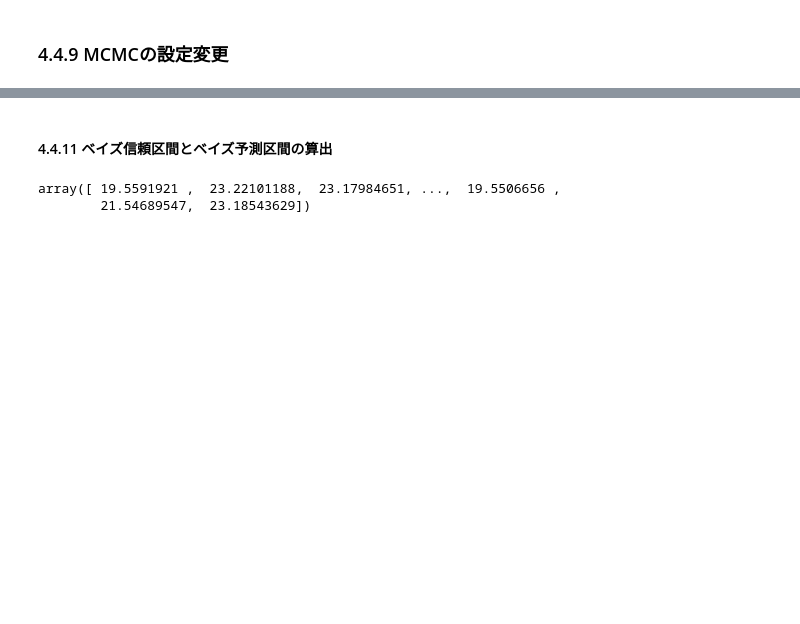
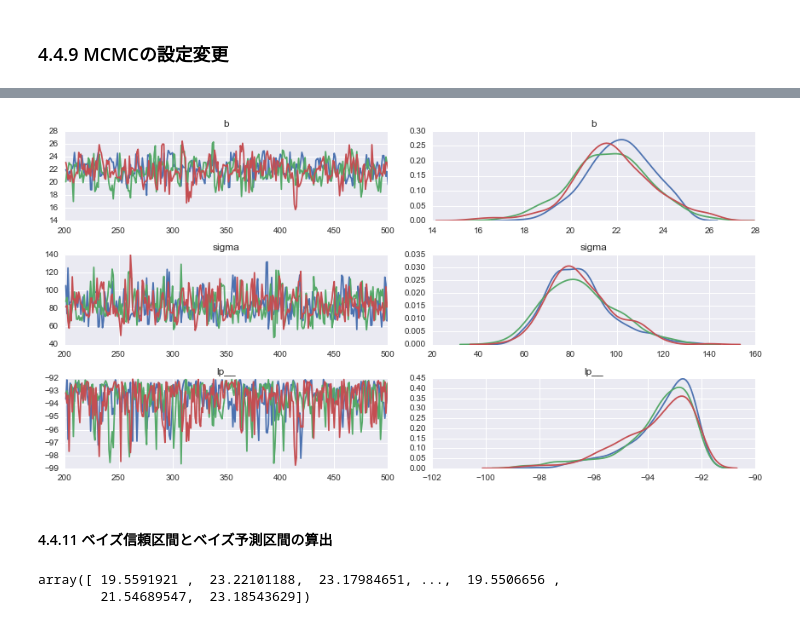
Before and after one commit to hmj/r-stan-stats-modeling-in-python, a Jupyter notebook: chap04/ohnishi/chapter4.ipynb, the cells around one changed output, grey strips where cells are left out. Saved outputs shown, nothing was run; the diff lists cells and outputs as text; code cells hidden in the pictures; blank space fills up the shorter version.

```diff
--- a/chap04/ohnishi/chapter4.ipynb
+++ b/chap04/ohnishi/chapter4.ipynb
@@ -151,3 +191,7 @@ fit_modified.plot()
+# %%
+plot_mcmc(fit_modifiedfied)
+# %% [output]
+[figure, added]
 # %%
 # コンパイルを省くためにモデル保存
 import pickle
```
Also changed, not shown: parts of 20 cells of this notebook, 2 other files.
